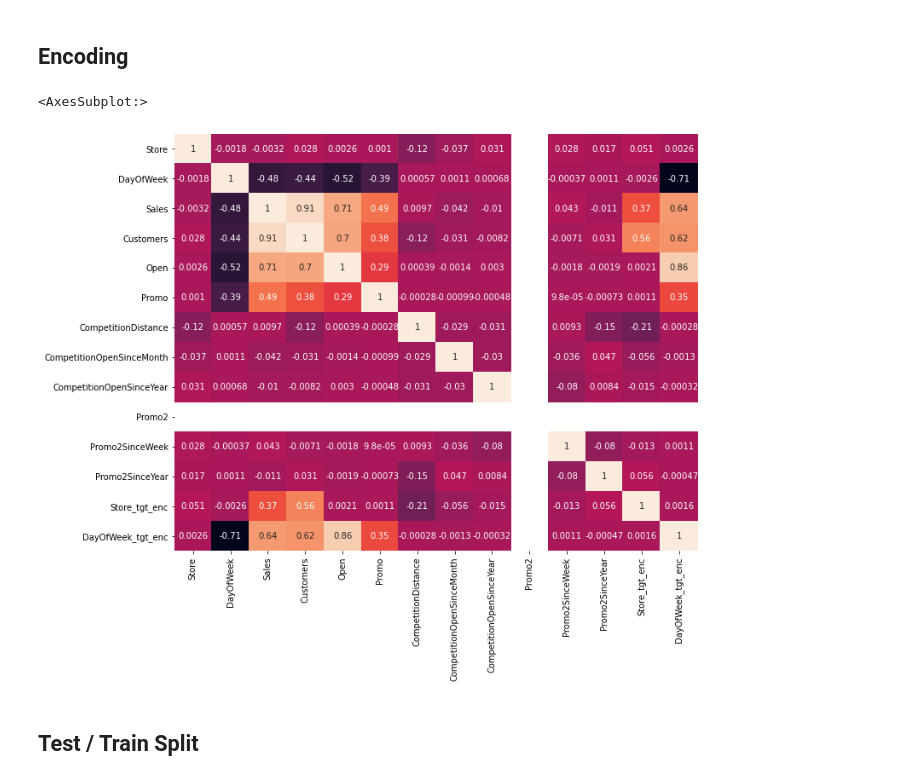
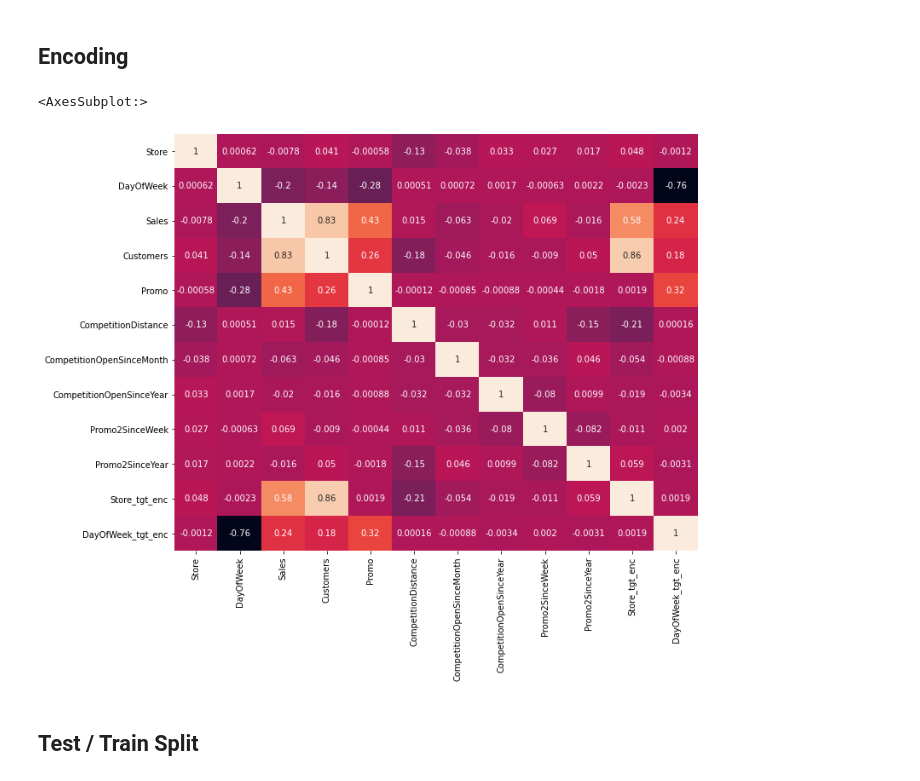
Before and after one commit to kirajano/akb, a Jupyter notebook: Kiril.ipynb, the cells around one changed output. Cells and saved outputs as stored; diff of their text form; code cells hidden in the pictures.

```diff
--- a/Kiril.ipynb
+++ b/Kiril.ipynb
@@ -50,4 +51,4 @@ PromoInterval                0.487892
 dtype: float64
 # %%
 # Joining datasets together
-dataset = train.join(store.set_index("Store"), on="Store")
+dataset = train.join(store.set_index("Store"), on="Store").reset_index(drop=True)
@@ -112,6 +86,12 @@ nans_to_drop =["DayOfWeek", "Customers", "Open", "Promo",
                 "CompetitionOpenSinceYear", "Promo2SinceWeek", "Promo2SinceYear",
                 "PromoInterval"]
 dataset.dropna(axis=0, inplace=True, subset=nans_to_drop)
+# %%
+# Drop rows with no sales
+dataset = dataset.loc[(dataset["Sales"] != 0)]
+
+#df = pd.DataFrame({"A":[0,1,2], "B": [4,5,0] })
+#df.loc[(df["A"] != 0)]
 # %%
 # OBSOLETE
 
@@ -192,7 +172,8 @@ dataset["DayOfWeek_tgt_enc"] = ce_te.transform(dataset["DayOfWeek"])
 # %%
 # Check correlations
 plt.subplots(figsize=(11,9))
-sns.heatmap(dataset.corr(), cbar=False, annot=True)
+cols_to_exl = ["Open", "Promo2"]
+sns.heatmap(dataset.drop(cols_to_exl, axis=1).corr(), cbar=False, annot=True)
 # %% [output]
 <AxesSubplot:>
-[figure, old version]
+[figure, new version]
```
Also changed, not shown: parts of 13 cells of this notebook.
